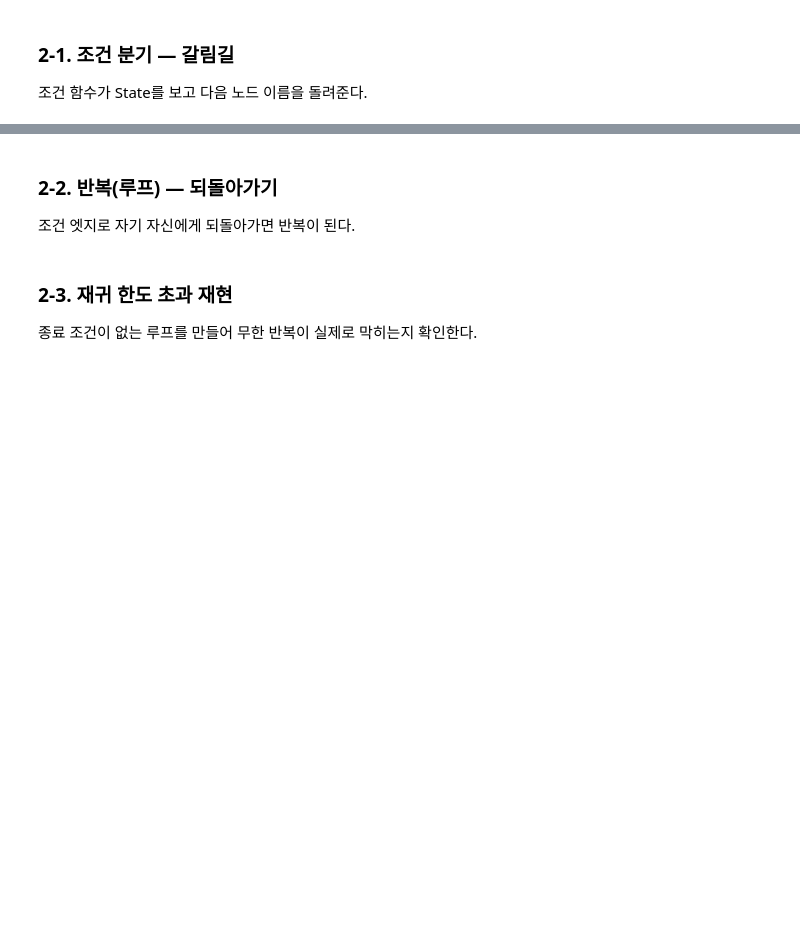
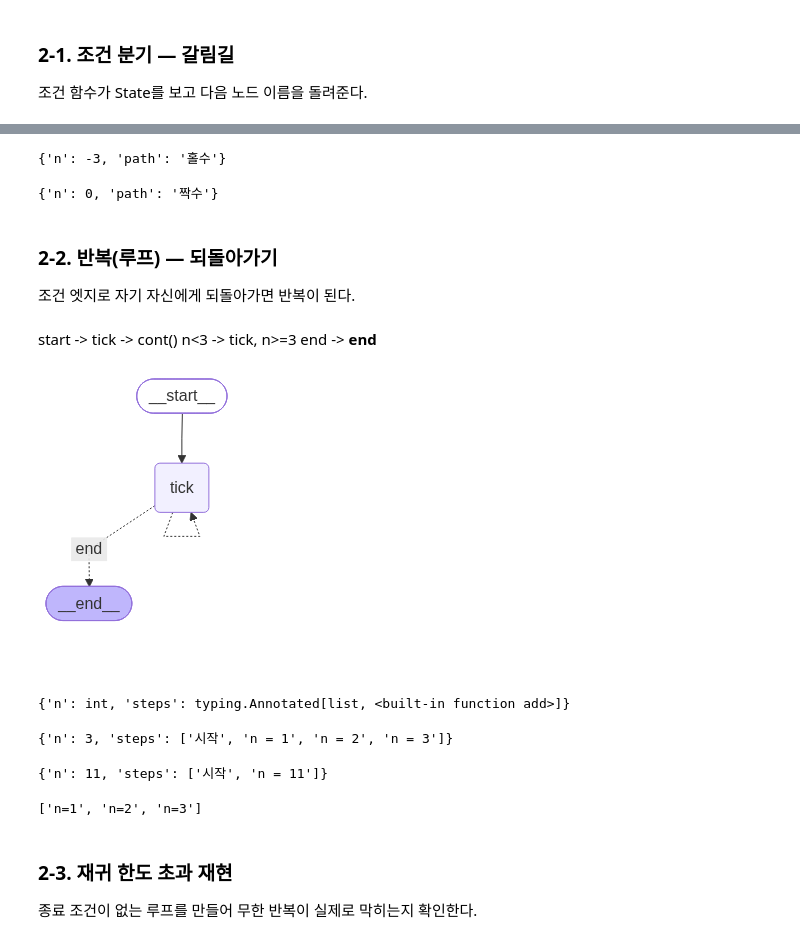
Before and after one commit to poohoot-ai/2026_aio2_llm_app_dev, a Jupyter notebook: notebooks/Day14-LangGraph기초와도구에이전트재구성-실습.ipynb, the cells around one changed output, grey strips where cells are left out. Cells and saved outputs as stored; diff of their text form; code cells hidden in the pictures; blank space fills up the shorter version.

```diff
--- a/notebooks/Day14-LangGraph기초와도구에이전트재구성-실습.ipynb
+++ b/notebooks/Day14-LangGraph기초와도구에이전트재구성-실습.ipynb
@@ -163,13 +229,70 @@ State를 보고 다음 상자를 고르고(분기), 조건이 찰 때까지 되
+# %%
+app_b.invoke({"n":-3, "path":""})
+# %% [output]
+{'n': -3, 'path': '홀수'}
+# %%
+app_b.invoke({"n":0, "path":""})
+# %% [output]
+{'n': 0, 'path': '짝수'}
 # %% [markdown]
 ### 2-2. 반복(루프) — 되돌아가기
 
 조건 엣지로 자기 자신에게 되돌아가면 반복이 된다.
+# %% [markdown]
+start -> tick -> cont() n<3 -> tick, n>=3 end -> __end__
+# %%
+class LoopState(TypedDict):
+    n: int
+    steps: Annotated[list, operator.add]
+# %%
+# tick 노드 : 현재 n에 -1 > steps에 n=증가한 값을 저장하는 노드
+def tick(s): return {"n": s["n"]+1, "steps":[f'n = {s["n"]+1}']}
+
+# TODO: n<3이면 "tick", 아니면 "end"를 반환하는 cont 함수를 만드세요
+# cont 노드 : 조건노드 > 다음에 어디로 갈지 정해준다
+def cont(s): return "tick" if s["n"] < 3 else "end"
+# %%
+# 그래프 생성
+gc = StateGraph(LoopState)
+
+# 노드 추가
+gc.add_node("tick", tick)
+
+# 엣지 추가
+gc.add_edge(START, "tick")
+# TODO: tick 다음에 cont로 분기해 "tick"이면 자기 자신, "end"면 END로 보내는
+#       add_conditional_edges를 만드세요
+gc.add_conditional_edges("tick", cont, {"tick":"tick", "end":END })
+
+# 그래프 컴파일
+app_c = gc.compile()
+app_c
+# %% [output]
+[figure, added]
+# %%
+LoopState.__annotations__
+# %% [output]
+{'n': int, 'steps': typing.Annotated[list, <built-in function add>]}
 # %%
-# TODO: n<3이면 "tick", 아니면 "end"를 반환하는 cont 함수를 만드세요
-
-
-# TODO: tick 다음에 cont로 분기해 "tick"이면 자기 자신, "end"면 END로 보내는
-#       add_conditional_edges를 만드세요
+app_c.invoke({"n":0, "steps":['시작']})
+# %% [output]
+{'n': 3, 'steps': ['시작', 'n = 1', 'n = 2', 'n = 3']}
+# %%
+app_c.invoke({"n":10, "steps":['시작']})
+# %% [output]
+{'n': 11, 'steps': ['시작', 'n = 11']}
+# %%
+# 파이썬 코드로 작성하기
+n = 0
+steps = []
+
+while( n < 3):
+    n += 1
+    steps.append(f'n={n}')
+
+steps
+# %% [output]
+['n=1', 'n=2', 'n=3']
 # %% [markdown]
 ### 2-3. 재귀 한도 초과 재현
 
```
Also changed, not shown: parts of 64 cells of this notebook.
